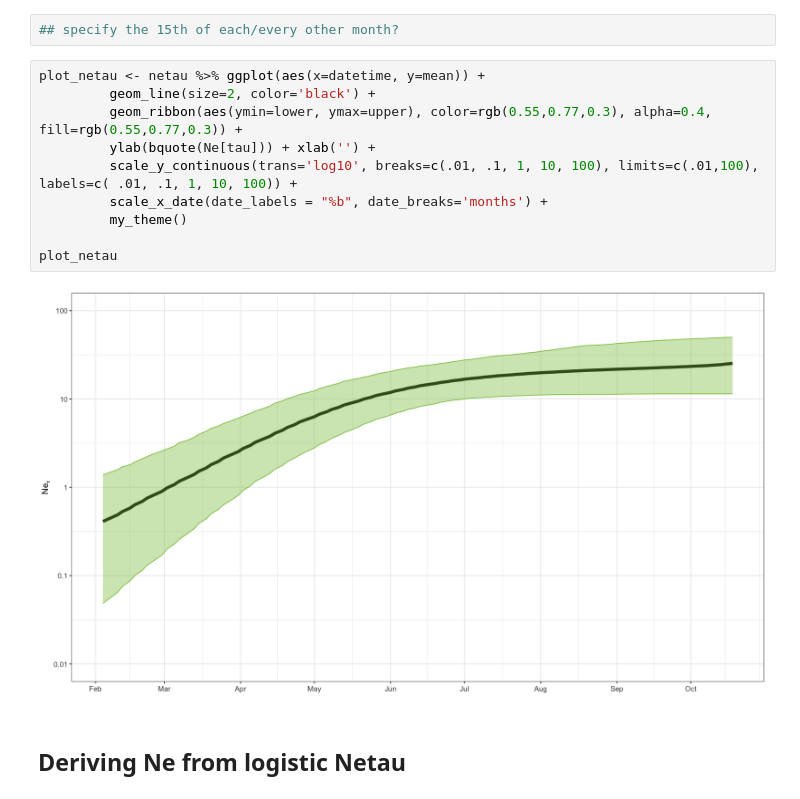
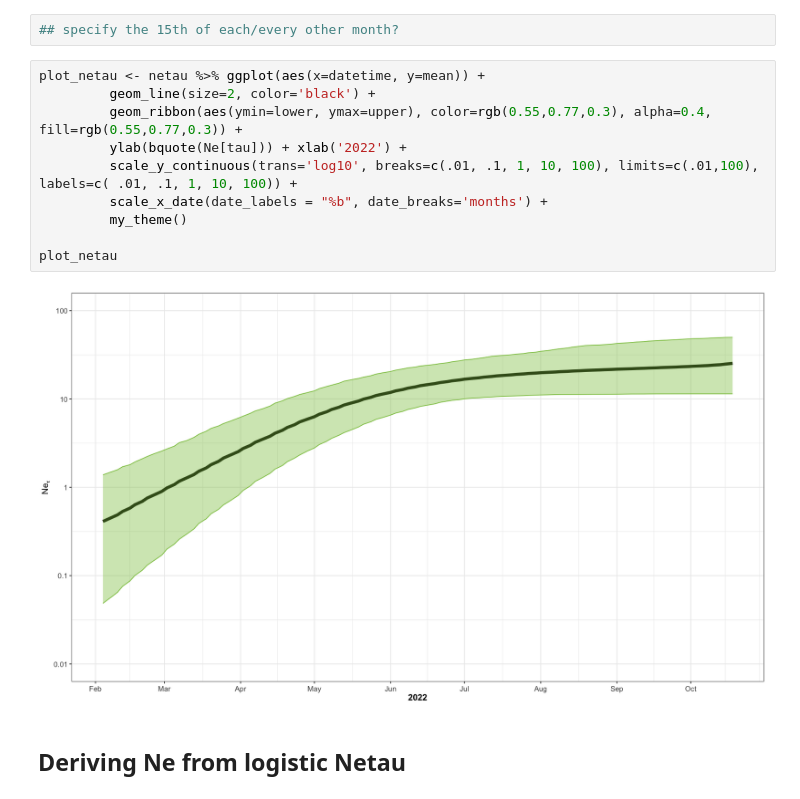
Before and after one commit to blab/mpox-dynamics, a Jupyter notebook: scripts/netau.ipynb, the cells around one changed output. Drawn from its saved outputs; the diff is of its cells as text.

```diff
--- a/scripts/netau.ipynb
+++ b/scripts/netau.ipynb
@@ -66,14 +66,14 @@ netau <- netau %>% mutate(datetime = as_date(date))
 # %%
 plot_netau <- netau %>% ggplot(aes(x=datetime, y=mean)) +
          geom_line(size=2, color='black') +
          geom_ribbon(aes(ymin=lower, ymax=upper), color=rgb(0.55,0.77,0.3), alpha=0.4, fill=rgb(0.55,0.77,0.3)) +
-         ylab(bquote(Ne[tau])) + xlab('') +
+         ylab(bquote(Ne[tau])) + xlab('2022') +
          scale_y_continuous(trans='log10', breaks=c(.01, .1, 1, 10, 100), limits=c(.01,100), labels=c( .01, .1, 1, 10, 100)) +
          scale_x_date(date_labels = "%b", date_breaks='months') +
          my_theme()
 
 plot_netau
 # %% [output]
-[figure, old version]
+[figure, new version]
 # %% [markdown]
 ## Deriving Ne from logistic Netau
```
Also changed, not shown: parts of 20 cells of this notebook, 1 other file.
